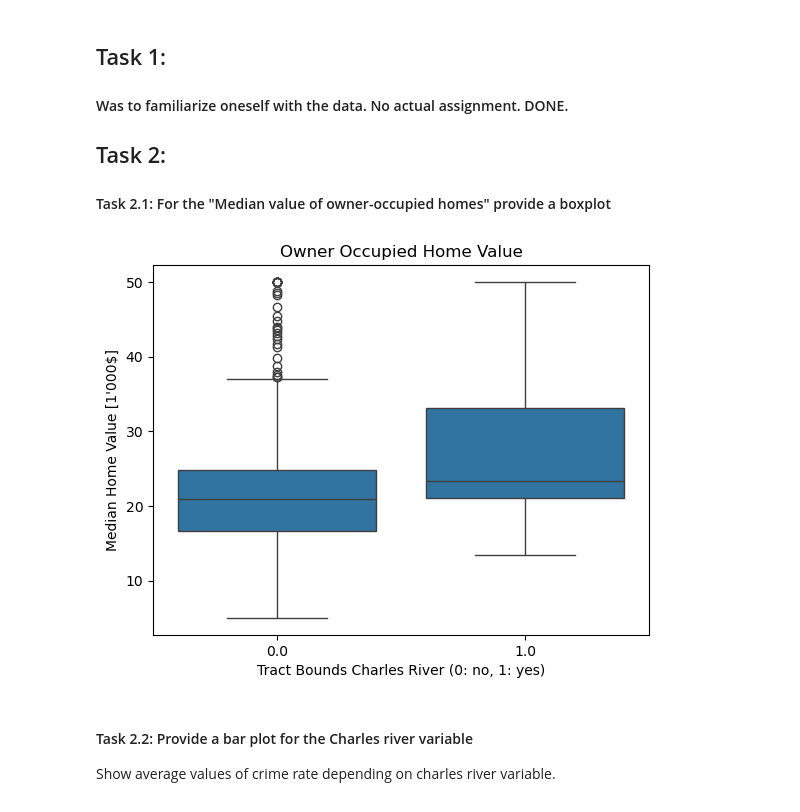
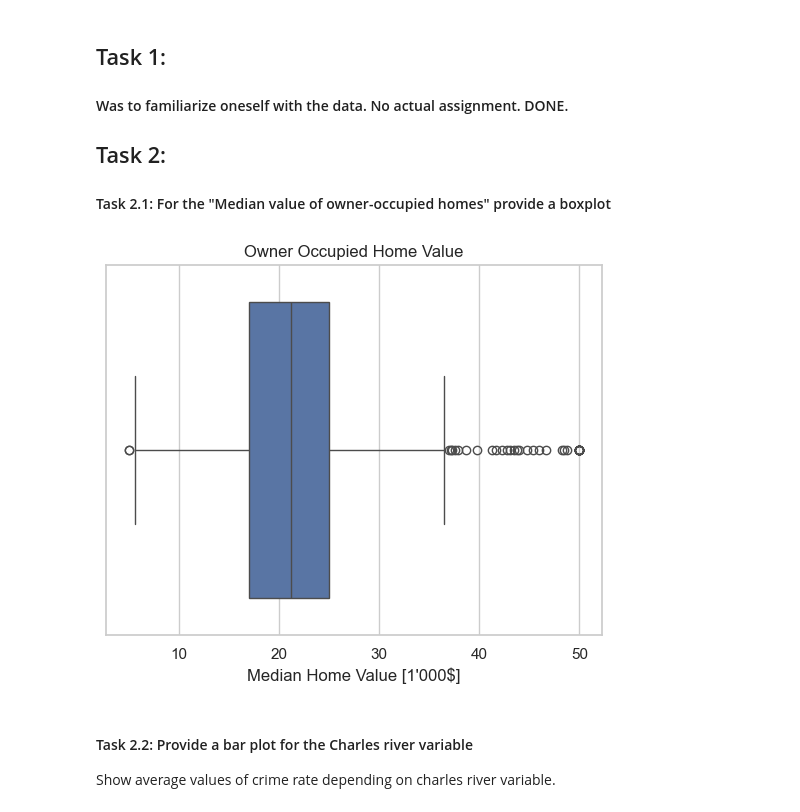
Before and after one commit to DerPraesi/coursera_uploads, a Jupyter notebook: Peer_Graded_Assignment_jupyterlite.ipynb, the cells around one changed output. Cells and saved outputs as stored; diff of their text form; code cells hidden in the pictures.

```diff
--- a/Peer_Graded_Assignment_jupyterlite.ipynb
+++ b/Peer_Graded_Assignment_jupyterlite.ipynb
@@ -24,13 +24,12 @@ boston_df=pd.read_csv('https://cf-courses-data.s3.us.cloud-object-storage.appdom
 ## Task 2:
 #### Task 2.1: For the "Median value of owner-occupied homes" provide a boxplot
 # %%
-ax = sns.boxplot(x='CHAS', y='MEDV', data=boston_df)
+ax = sns.boxplot(x='MEDV', data=boston_df)
 ax.set_title('Owner Occupied Home Value')
-ax.set_xlabel('Tract Bounds Charles River (0: no, 1: yes)')
-ax.set_ylabel('Median Home Value [1\'000$]')
+ax.set_xlabel('Median Home Value [1\'000$]')
 pyplot.show()
 # %% [output]
-[figure, old version]
+[figure, new version]
 # %% [markdown]
 #### Task 2.2: Provide a  bar plot for the Charles river variable
 Show average values of crime rate depending on charles river variable.
```
